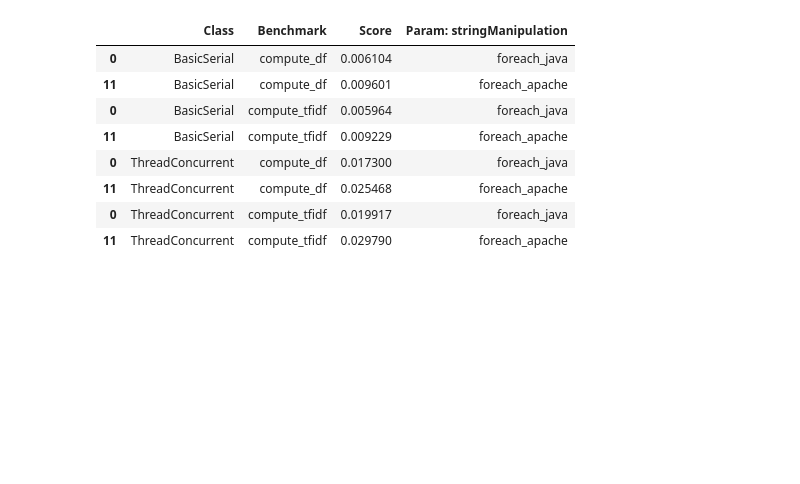
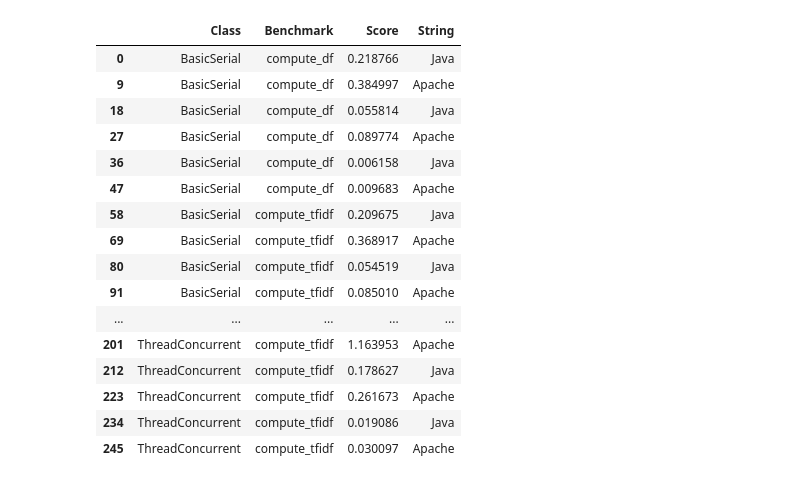
Before and after one commit to JohnVithor/TFiDF-Concorrente, a Jupyter notebook: comparator/grafics.ipynb, the cells around one changed output. Cells and saved outputs as stored; diff of their text form; code cells hidden in the pictures; blank space fills up the shorter version.

```diff
--- a/comparator/grafics.ipynb
+++ b/comparator/grafics.ipynb
@@ -4,23 +4,30 @@
 import pandas as pd
 import seaborn as sns
 # %%
-bsr_df = pd.read_csv("../bsr_df.csv")
-bsr_tfidf = pd.read_csv("../bsr_tfidf.csv")
-tcr_df = pd.read_csv("../tcr_df.csv")
-tcr_tfidf = pd.read_csv("../tcr_tfidf.csv")
+# bsr_df = pd.read_csv("../bsr_df.csv")
+# bsr_tfidf = pd.read_csv("../bsr_tfidf.csv")
+# tcr_df = pd.read_csv("../tcr_df.csv")
+# tcr_tfidf = pd.read_csv("../tcr_tfidf.csv")
 
-dados = pd.concat([
-    bsr_df,
-    bsr_tfidf,
-    tcr_df,
-    tcr_tfidf
-])
+# dados = pd.concat([
+#     bsr_df,
+#     bsr_tfidf,
+#     tcr_df,
+#     tcr_tfidf
+# ])
+
+dados = pd.read_csv("../serial_concurrent_3datasets.csv")
 
 dados.Score = dados.Score.str.replace(',', '.').astype(float)
 dados.Benchmark = dados.Benchmark.str.removeprefix("jv.microbenchmark.runners.tfidf.")
 dados["Class"] = dados.Benchmark.str.split("Runner.").str[0]
 dados["Benchmark"] = dados.Benchmark.str.split("Runner.").str[1]
 dados.dropna(subset = ['Score'], inplace=True)
+replace_dataset = {"devel_100_000_id":"45.2 MB", "test_id":"177.9 MB", "train_id":"1.6 GB"}
+replace_string = {"foreach_java":"Java", "foreach_apache":"Apache"}
+dados["Dataset"] = dados["Param: dataset"].replace(replace_dataset)
+dados["String"] = dados["Param: stringManipulation"].replace(replace_string)
+dados.drop(["Param: dataset", "Param: stringManipulation"], axis=1, inplace=True)
 dados.info()
 # %% [output]
 <class 'pandas.core.frame.DataFrame'>
@@ -43,16 +66,24 @@ memory usage: 7.6+ KB
 # %%
 alvos=set(["compute_df", "compute_tfidf"])
-dados[dados["Benchmark"].isin(alvos)][["Class","Benchmark", "Score", "Param: stringManipulation"]]
+dados[dados["Benchmark"].isin(alvos)][["Class","Benchmark", "Score", "String"]]
 # %% [output]
-|  | Class | Benchmark | Score | Param: stringManipulation |
-| 0 | BasicSerial | compute_df | 0.006104 | foreach_java |
-| 11 | BasicSerial | compute_df | 0.009601 | foreach_apache |
-| 0 | BasicSerial | compute_tfidf | 0.005964 | foreach_java |
-| 11 | BasicSerial | compute_tfidf | 0.009229 | foreach_apache |
-| 0 | ThreadConcurrent | compute_df | 0.017300 | foreach_java |
-| 11 | ThreadConcurrent | compute_df | 0.025468 | foreach_apache |
-| 0 | ThreadConcurrent | compute_tfidf | 0.019917 | foreach_java |
-| 11 | ThreadConcurrent | compute_tfidf | 0.029790 | foreach_apache |
+|  | Class | Benchmark | Score | String |
+| 0 | BasicSerial | compute_df | 0.218766 | Java |
+| 9 | BasicSerial | compute_df | 0.384997 | Apache |
+| 18 | BasicSerial | compute_df | 0.055814 | Java |
+| 27 | BasicSerial | compute_df | 0.089774 | Apache |
+| 36 | BasicSerial | compute_df | 0.006158 | Java |
+| 47 | BasicSerial | compute_df | 0.009683 | Apache |
+| 58 | BasicSerial | compute_tfidf | 0.209675 | Java |
+| 69 | BasicSerial | compute_tfidf | 0.368917 | Apache |
+| 80 | BasicSerial | compute_tfidf | 0.054519 | Java |
+| 91 | BasicSerial | compute_tfidf | 0.085010 | Apache |
+| ... | ... | ... | ... | ... |
+| 201 | ThreadConcurrent | compute_tfidf | 1.163953 | Apache |
+| 212 | ThreadConcurrent | compute_tfidf | 0.178627 | Java |
+| 223 | ThreadConcurrent | compute_tfidf | 0.261673 | Apache |
+| 234 | ThreadConcurrent | compute_tfidf | 0.019086 | Java |
+| 245 | ThreadConcurrent | compute_tfidf | 0.030097 | Apache |
 # %%
 alvos=set(["compute_df", "compute_tfidf"])
 g = sns.catplot(
```
Also changed, not shown: parts of 4 cells of this notebook, 4 other files.
